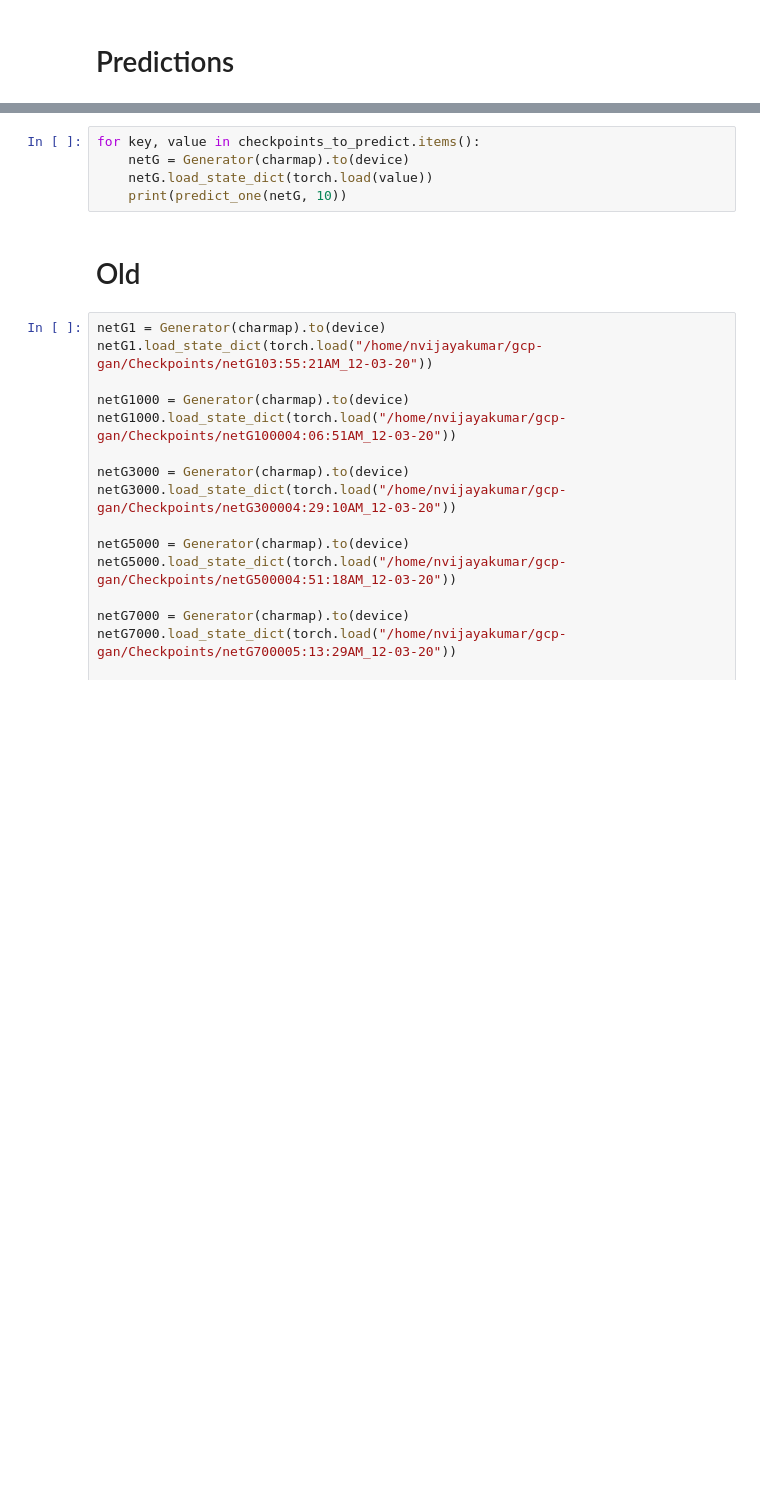
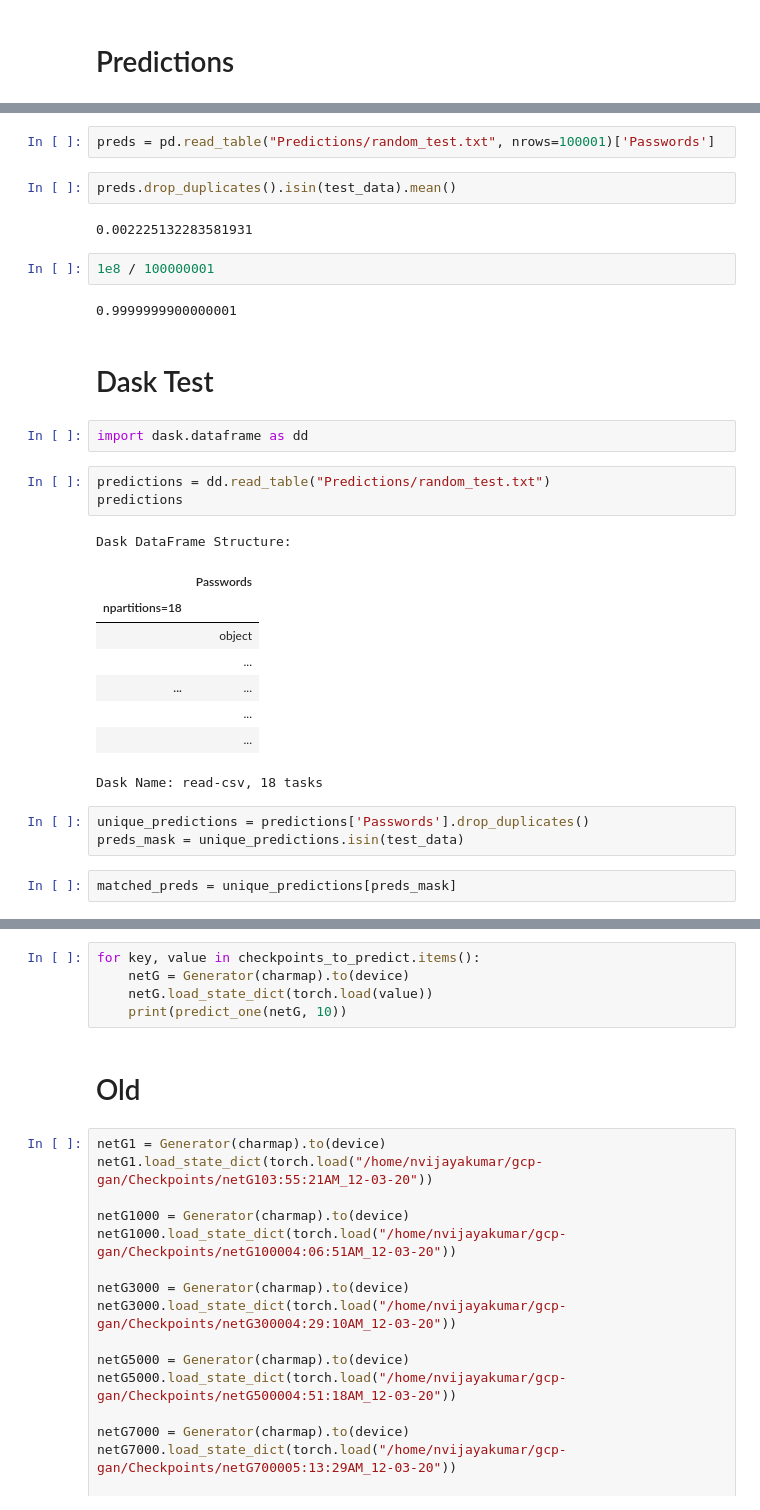
Before and after one commit to nithvijay/PassGAN-CS4774, a Jupyter notebook: SampleGenerator.ipynb, the cells around one changed output, grey strips where cells are left out. Drawn from its saved outputs; the diff is of its cells as text; blank space fills up the shorter version.

Commit message:
dask

```diff
--- a/SampleGenerator.ipynb
+++ b/SampleGenerator.ipynb
@@ -24,0 +89,32 @@ charmap, inv_charmap = load_data_from_pickle(dataset_name, train_data=False, tes
+# %%
+preds = pd.read_table("Predictions/random_test.txt", nrows=100001)['Passwords']
+# %%
+preds.drop_duplicates().isin(test_data).mean()
+# %% [output]
+0.002225132283581931
+# %%
+1e8 / 100000001
+# %% [output]
+0.9999999900000001
+# %% [markdown]
+# Dask Test
+# %%
+import dask.dataframe as dd
+# %%
+predictions = dd.read_table("Predictions/random_test.txt")
+predictions
+# %% [output]
+Dask DataFrame Structure:
+|  | Passwords |
+| npartitions=18 |  |
+|  | object |
+|  | ... |
+| ... | ... |
+|  | ... |
+|  | ... |
+Dask Name: read-csv, 18 tasks
+# %%
+unique_predictions = predictions['Passwords'].drop_duplicates()
+preds_mask = unique_predictions.isin(test_data)
+# %%
+matched_preds = unique_predictions[preds_mask]
```
Also changed, not shown: parts of 21 cells of this notebook.
